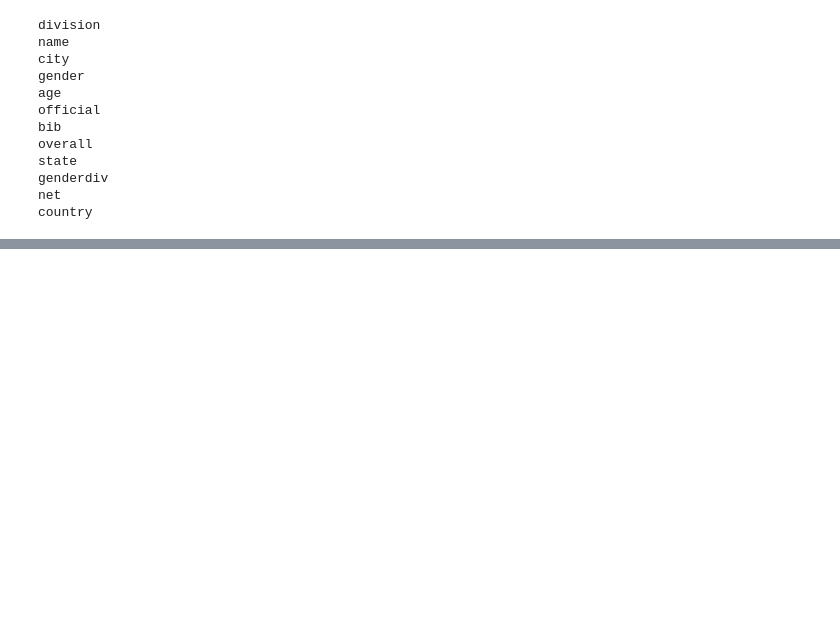
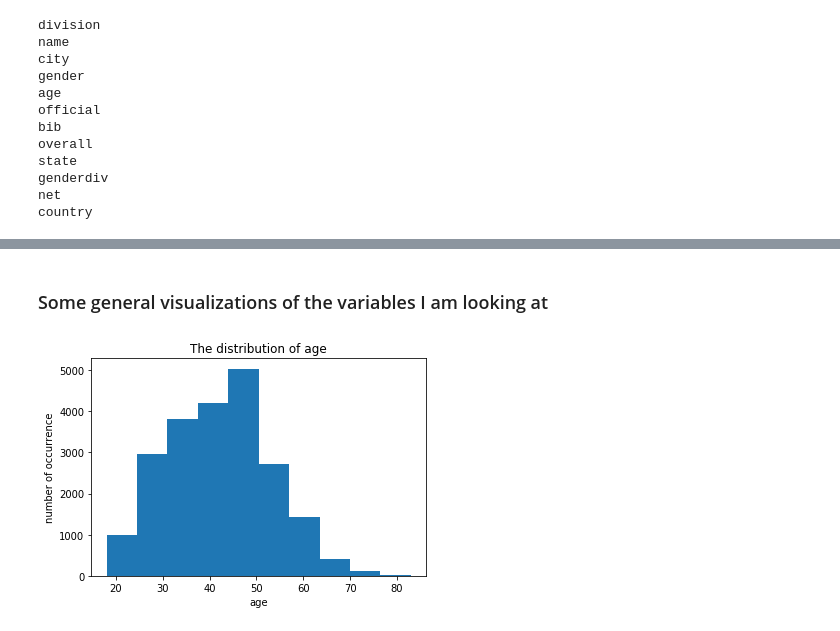
Before and after one commit to irenebratsis/Thinkful, a Jupyter notebook: 30.4 Clustering Challenge .ipynb, the cells around one changed output, grey strips where cells are left out. Saved outputs shown, nothing was run; the diff lists cells and outputs as text; code cells hidden in the pictures; blank space fills up the shorter version.

```diff
--- a/30.4 Clustering Challenge .ipynb
+++ b/30.4 Clustering Challenge .ipynb
@@ -35,0 +42,9 @@ country
+# %%
+#get dummies
+
+df_gender = pd.get_dummies(df[['gender']])
+
+
+
+df_new = pd.concat([df, df_gender], axis=1)
+df_new
@@ -35,0 +70,4 @@ country
+# %%
+from sklearn import preprocessing
+le = preprocessing.LabelEncoder()
+le.fit(df_new['country'])
@@ -35,0 +97,10 @@ country
+# %% [markdown]
+### Some general visualizations of the variables I am looking at
+# %%
+plt.hist(df_new.age)
+plt.title("The distribution of age")
+plt.xlabel("age")
+plt.ylabel("number of occurrence")
+plt.show()
+# %% [output]
+[figure, added]
```
Also changed, not shown: parts of 35 cells of this notebook.
